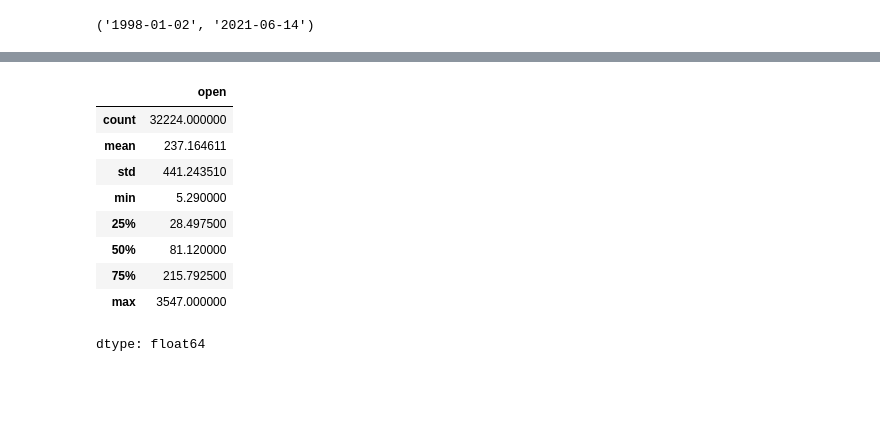
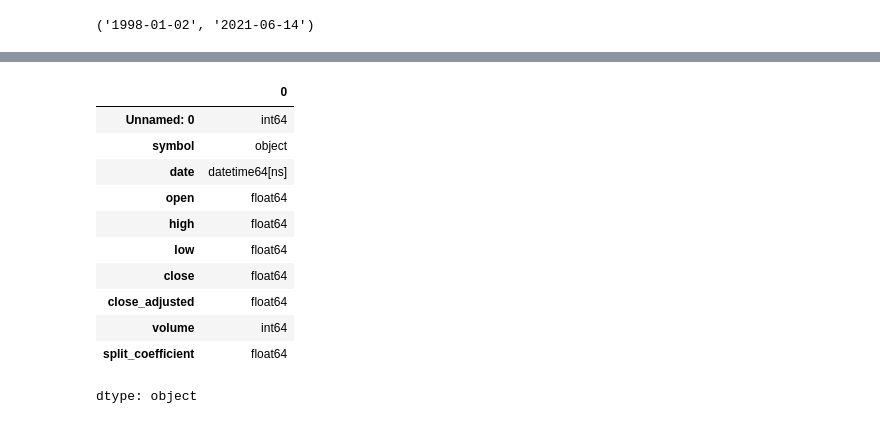
Before and after one commit to shalmalirao/scratchpad, a Jupyter notebook: nb_2026_01_20.ipynb, the cells around one changed output, grey strips where cells are left out. Drawn from its saved outputs; the diff is of its cells as text; code cells hidden in the pictures; blank space fills up the shorter version.

```diff
--- a/nb_2026_01_20.ipynb
+++ b/nb_2026_01_20.ipynb
@@ -33,0 +39,3 @@ df["date"].min(), df["date"].max()
+# %%
+
+df["date"] = pd.to_datetime(df["date"])
@@ -34,13 +51,17 @@ df["date"].min(), df["date"].max()
+# %%
+df.dtypes
+# %% [output]
+|  | 0 |
+| Unnamed: 0 | int64 |
+| symbol | object |
+| date | datetime64[ns] |
+| open | float64 |
+| high | float64 |
+| low | float64 |
+| close | float64 |
+| close_adjusted | float64 |
+| volume | int64 |
+| split_coefficient | float64 |
+dtype: object
 # %%
-df["open"].describe()
+df
-# %% [output]
-|  | open |
-| count | 32224.000000 |
-| mean | 237.164611 |
-| std | 441.243510 |
-| min | 5.290000 |
-| 25% | 28.497500 |
-| 50% | 81.120000 |
-| 75% | 215.792500 |
-| max | 3547.000000 |
-dtype: float64
```
Also changed, not shown: parts of 5 cells of this notebook.
